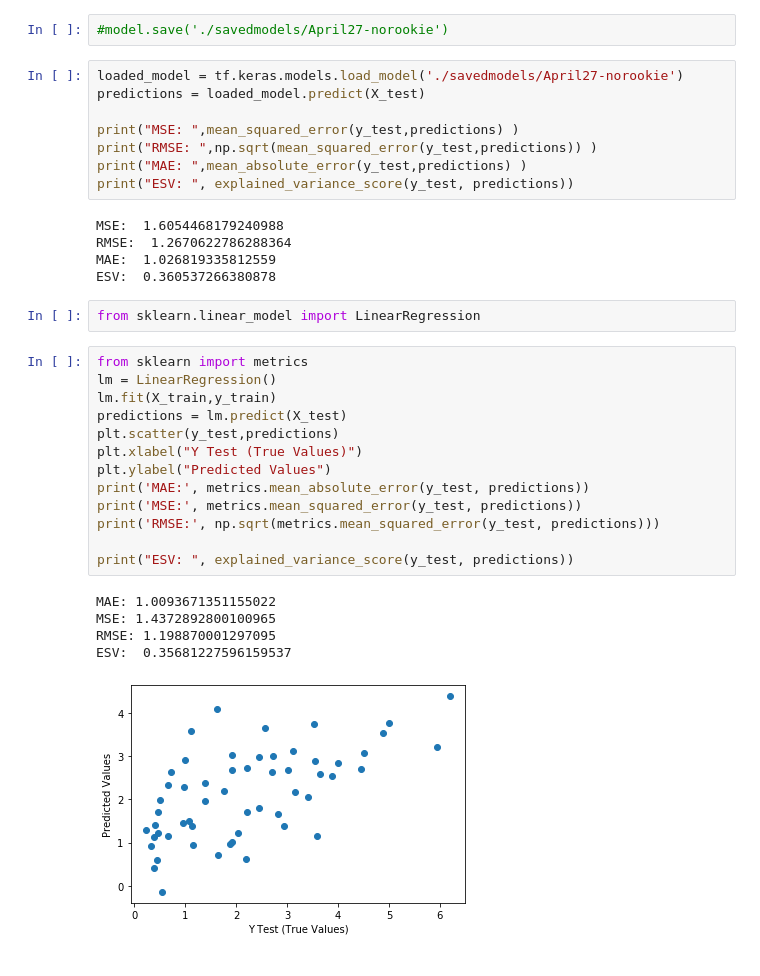
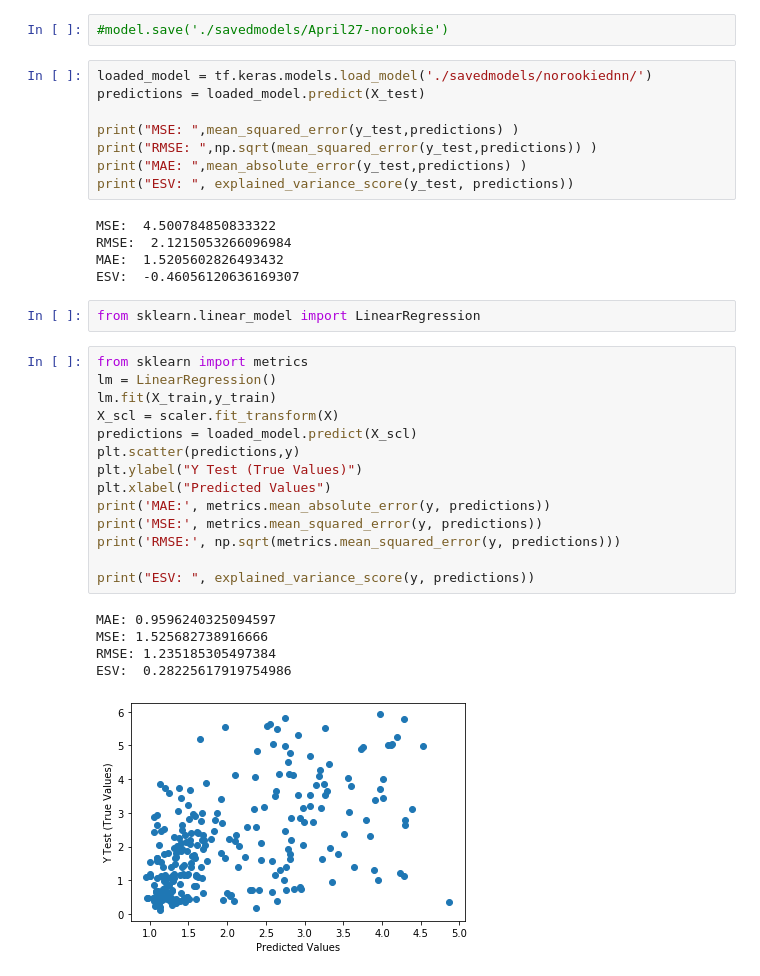
Before and after one commit to connormcintosh/ds_runningback_project, a Jupyter notebook: src/modeling/4-27modelling.ipynb, the cells around one changed output. Drawn from its saved outputs; the diff is of its cells as text.

```diff
--- a/src/modeling/4-27modelling.ipynb
+++ b/src/modeling/4-27modelling.ipynb
@@ -203,7 +208,7 @@ Chris Carson
 # %%
 #model.save('./savedmodels/April27-norookie')
 # %%
-loaded_model = tf.keras.models.load_model('./savedmodels/April27-norookie')
+loaded_model = tf.keras.models.load_model('./savedmodels/norookiednn/')
 predictions = loaded_model.predict(X_test)
 
 print("MSE: ",mean_squared_error(y_test,predictions) )
@@ -211,30 +216,31 @@ print("RMSE: ",np.sqrt(mean_squared_error(y_test,predictions)) )
 print("MAE: ",mean_absolute_error(y_test,predictions) )
 print("ESV: ", explained_variance_score(y_test, predictions))
 # %% [output]
-MSE:  1.6054468179240988
-RMSE:  1.2670622786288364
-MAE:  1.026819335812559
-ESV:  0.360537266380878
+MSE:  4.500784850833322
+RMSE:  2.1215053266096984
+MAE:  1.5205602826493432
+ESV:  -0.46056120636169307
 # %%
 from sklearn.linear_model import LinearRegression
 # %%
 from sklearn import metrics
 lm = LinearRegression()
 lm.fit(X_train,y_train)
-predictions = lm.predict(X_test)
-plt.scatter(y_test,predictions)
-plt.xlabel("Y Test (True Values)")
-plt.ylabel("Predicted Values")
-print('MAE:', metrics.mean_absolute_error(y_test, predictions))
-print('MSE:', metrics.mean_squared_error(y_test, predictions))
-print('RMSE:', np.sqrt(metrics.mean_squared_error(y_test, predictions)))
+X_scl = scaler.fit_transform(X)
+predictions = loaded_model.predict(X_scl)
+plt.scatter(predictions,y)
+plt.ylabel("Y Test (True Values)")
+plt.xlabel("Predicted Values")
+print('MAE:', metrics.mean_absolute_error(y, predictions))
+print('MSE:', metrics.mean_squared_error(y, predictions))
+print('RMSE:', np.sqrt(metrics.mean_squared_error(y, predictions)))
 
-print("ESV: ", explained_variance_score(y_test, predictions))
+print("ESV: ", explained_variance_score(y, predictions))
 # %% [output]
-MAE: 1.0093671351155022
-MSE: 1.4372892800100965
-RMSE: 1.198870001297095
-ESV:  0.35681227596159537
+MAE: 0.9596240325094597
+MSE: 1.525682738916666
+RMSE: 1.235185305497384
+ESV:  0.28225617919754986
-[figure, old version]
+[figure, new version]
 # %%
 sns.pairplot(df,x_vars=['age','draft_pos','attempts','yards_run','tds_run','longgain_run','g','gs','tgt','rec','yards_rec','tds_rec','firstdowns','longgain_rec','fumbles','team_adjusted_line_yards','team_running_back_yards','team_stuffed_rate'],y_vars=['Percenthit (%)'])
```
Also changed, not shown: parts of 6 cells of this notebook, 4 other files.
